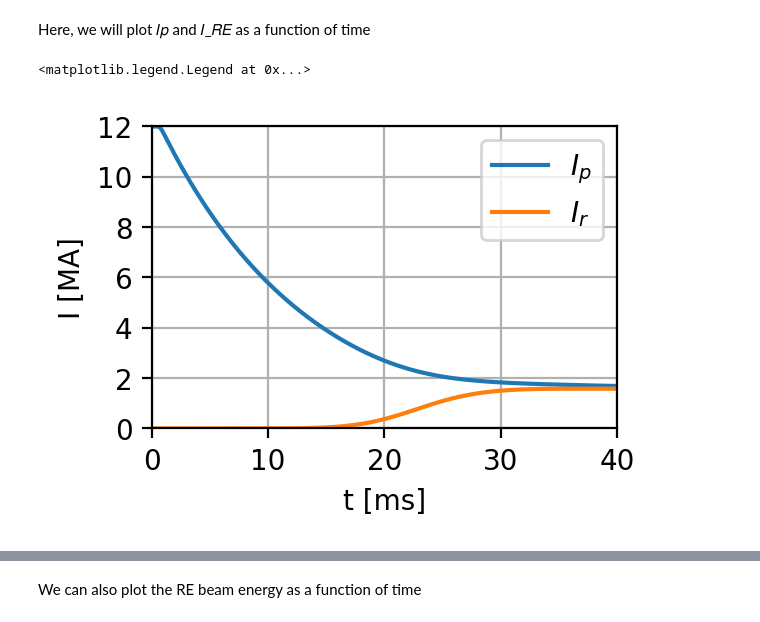
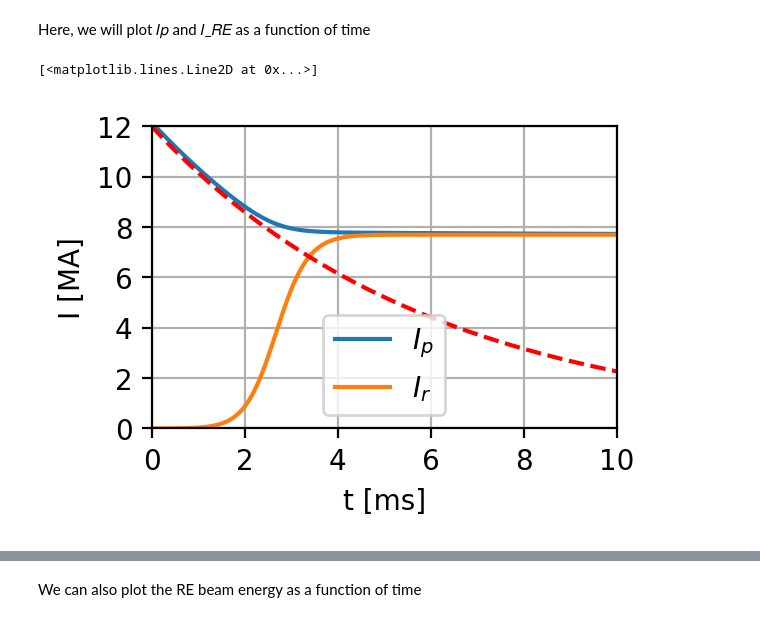
Before and after one commit to ridatta/RE_Solver, a Jupyter notebook: ARC-0D-20260623.ipynb, the cells around one changed output, grey strips where cells are left out. Cells and saved outputs as stored; diff of their text form; code cells hidden in the pictures.

```diff
--- a/ARC-0D-20260623.ipynb
+++ b/ARC-0D-20260623.ipynb
@@ -46,7 +46,8 @@ device [-] = SPARC
 # %%
 # Change solver settings
 solver.T0 = 11e3 # Initial temperature [eV]
-solver.t0 = 0.1e-3
+solver.Tf = 5 # final temperature [eV]
+solver.t0 = 0.01e-3
 solver.R0 = 4.62
 solver.a = 1.18
 solver.k = 1.55 # Elongation
@@ -54,21 +55,28 @@ solver.ni = 2e20
 solver.I0 = 12.0e6
 solver.Btor = 11.4
 solver.L = 3.33e-6
-solver.Ir0 = 0.0 # Initial RE Current [A]
-solver.iCompton = 1 # Turn on activated sources
-solver.iTritium = 1
+# Sources
+solver.Ir0 = 1.0e3 # Initial RE Current [A]
+solver.iCompton = 0 # Turn on activated sources
+solver.iTritium = 0
 solver.iAvalanche = 1
 solver.iDreicer = 0
 
 # Impurities (approx. baseline MGI of Ne + D2; full assimilation)
-solver.n_imp = 7e19
+solver.n_imp = 7.1e19
 solver.nD = 18 * solver.n_imp
 
 solver.device='ARC'
 
 solver.display()
 
+Ap = np.pi*solver.a**2*solver.k
+Vol = Ap * (2*np.pi*solver.R0)
+
 print('Mag energy = %1.3g MJ'%(0.5*solver.I0**2*solver.L/1e6))
+print('Plasma Area = %1.3f m2'%(np.pi*solver.a**2*solver.k))
+print('Injected Ne atoms = %1.3g'%(Vol * solver.n_imp))
+print('Injected D2 molecules = %1.3g'%(Vol * solver.nD/2))
 # %% [output]
  Constants:
 Major radius R0 [m] = 4.620
@@ -91,7 +99,7 @@ Mag energy = 240 MJ
 ## Solve
 # %%
 # solve
-solver.tmax = 40e-3 # end time [s]
+solver.tmax = 10e-3 # end time [s]
 solver.idiag = True # calculate detailed output
 t, Ip, Ir, Wk = solver.solve()
 # %% [markdown]
@@ -99,15 +107,18 @@ Here, we will plot  𝐼𝑝 and  𝐼_𝑅𝐸 as a function of time
 # %%
 fig, axs = plt.subplots(1,1,figsize=(3,2),dpi=200,sharex=True)
 plt.plot(t*1e3,Ip/1e6,label='$I_p$')
 plt.plot(t*1e3,Ir/1e6,label='$I_r$')
 plt.grid()
 plt.xlabel('t [ms]')
 plt.ylabel('I [MA]')
 plt.ylim([0,12])
 plt.yticks(np.arange(0,13,2))
 plt.xlim([0,solver.tmax*1e3])
 
 plt.legend()
+
+
+plt.plot(t*1e3,12*np.exp(-t/6e-3),'r--')
 # %% [output]
-<matplotlib.legend.Legend at 0x...>
+[<matplotlib.lines.Line2D at 0x...>]
-[figure, old version]
+[figure, new version]
```
Also changed, not shown: parts of 4 cells of this notebook, 11 other files.
